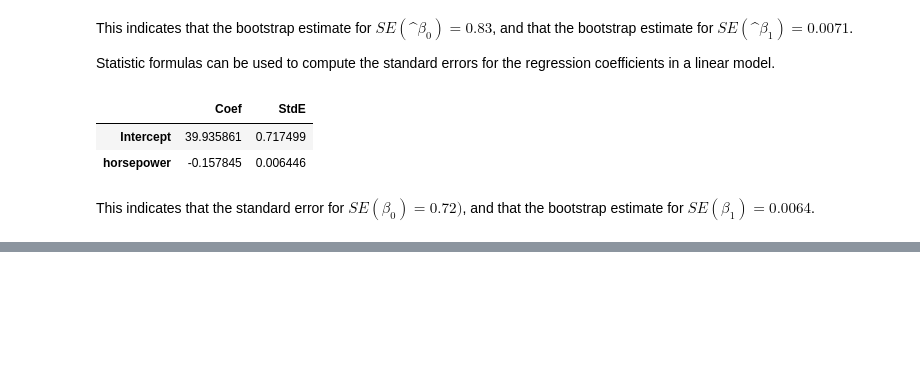
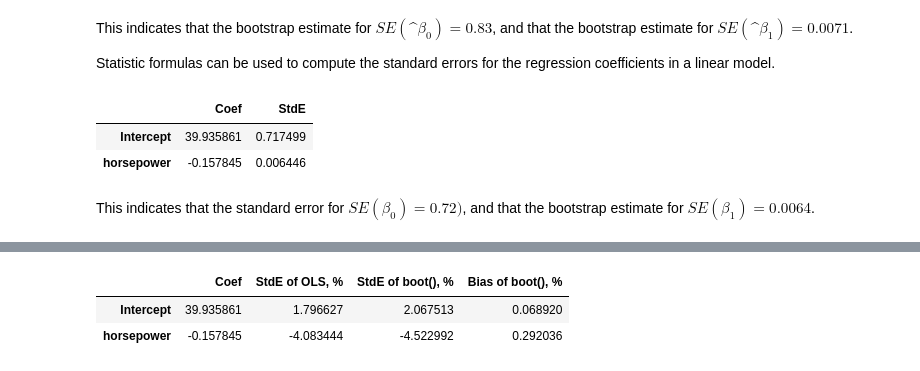
Before and after one commit to shevchenkobn/ml-practice, a Jupyter notebook: a5/a5.ipynb, the cells around one changed output, grey strips where cells are left out. Cells and saved outputs as stored; diff of their text form; code cells hidden in the pictures; blank space fills up the shorter version.

```diff
--- a/a5/a5.ipynb
+++ b/a5/a5.ipynb
@@ -209,7 +208,8 @@ def boot(df, get_params, times):
     return result
 # %%
 reset_random(1448)
-boot(auto_df, lr_params, 1000)
+boot_result = boot(auto_df, lr_params, 1000)
+boot_result
 # %% [output]
 |  | Original | StdE | Bias |
 | Intercept | 39.935861 | 0.825679 | 0.027524 |
@@ -221,7 +221,8 @@ Statistic formulas can be used to compute the standard errors for the regression
 # %%
 mod_fit = ols('mpg~horsepower', auto_df).fit()
 
-pd.DataFrame({'Coef': mod_fit.params, 'StdE': mod_fit.bse}, mod_fit.params.index)
+lr_result = pd.DataFrame({'Coef': mod_fit.params, 'StdE': mod_fit.bse}, mod_fit.params.index)
+lr_result
 # %% [output]
 |  | Coef | StdE |
 | Intercept | 39.935861 | 0.717499 |
@@ -232,0 +238,6 @@ This indicates that the standard error for $SE(\beta_0) = 0.72)$, and that the b
+# %%
+pd.DataFrame({'Coef': lr_result['Coef'], 'StdE of OLS, %': 100 * lr_result['StdE'] / lr_result['Coef'], 'StdE of boot(), %': 100 * boot_result['StdE'] / lr_result['Coef'], 'Bias of boot(), %': 100 * boot_result['Bias'] / lr_result['Coef']}, lr_result.index)
+# %% [output]
+|  | Coef | StdE of OLS, % | StdE of boot(), % | Bias of boot(), % |
+| Intercept | 39.935861 | 1.796627 | 2.067513 | 0.068920 |
+| horsepower | -0.157845 | -4.083444 | -4.522992 | 0.292036 |
```
Also changed, not shown: parts of 12 cells of this notebook, 2 other files.
